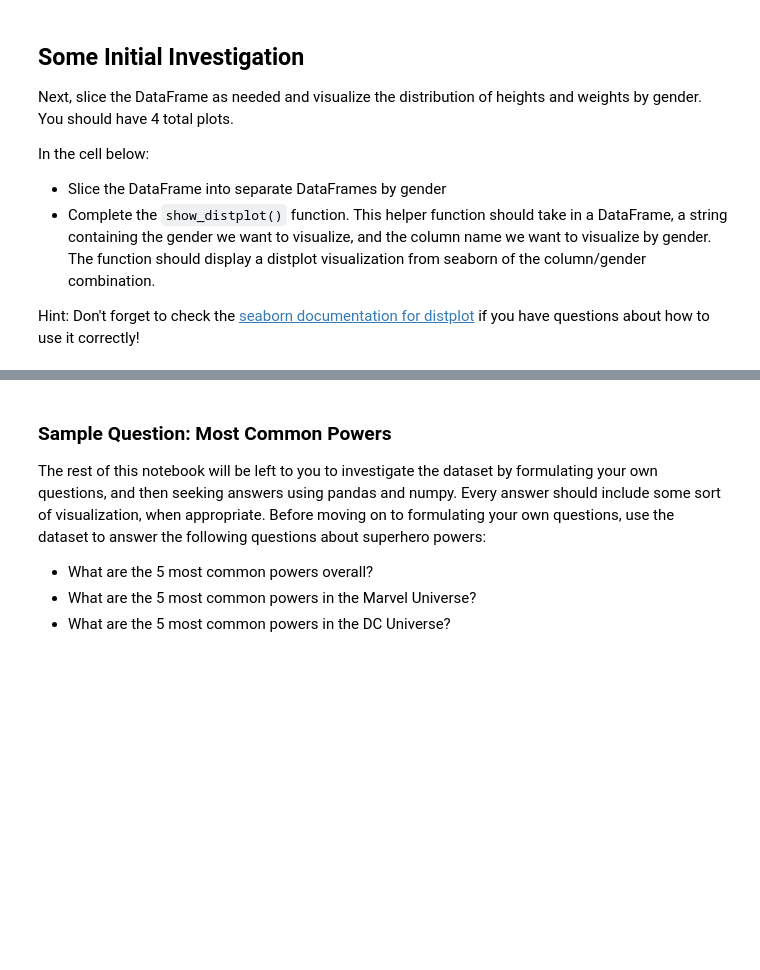
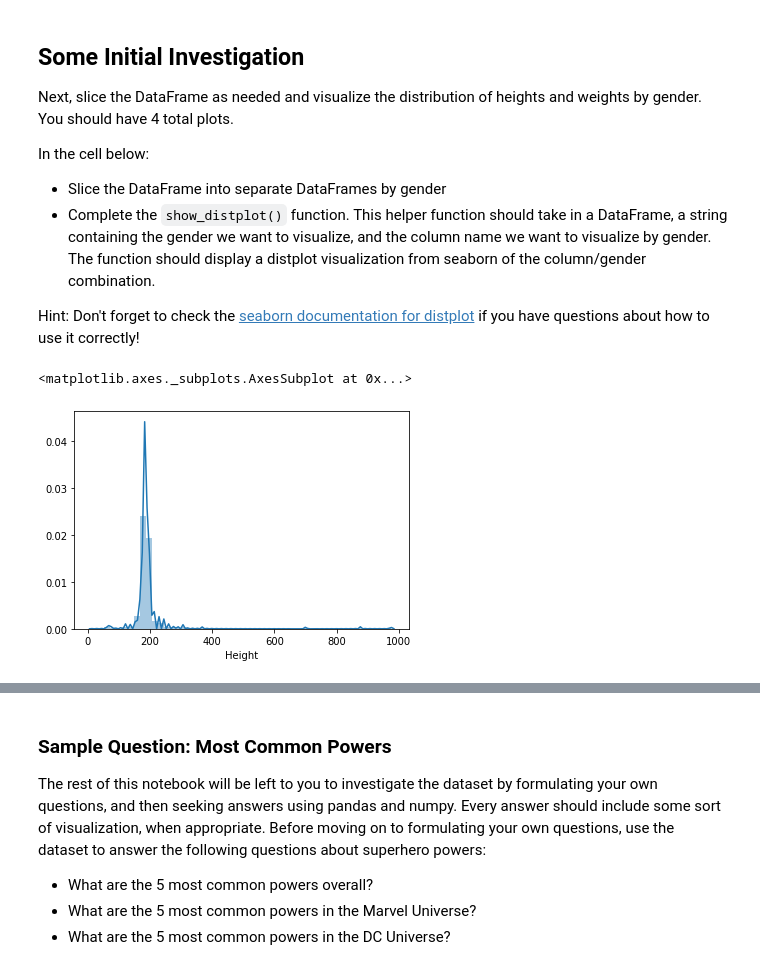
Before and after one commit to stevenkyle2013/dsc-data-cleaning-project-onl01-dtsc-pt-070620, a Jupyter notebook: index.ipynb, the cells around one changed output, grey strips where cells are left out. Drawn from its saved outputs; the diff is of its cells as text; code cells hidden in the pictures; blank space fills up the shorter version.

```diff
--- a/index.ipynb
+++ b/index.ipynb
@@ -295,4 +289,18 @@ def show_distplot(dataframe, gender, column_name):
+# %%
+#Throw in some groupbys
+#And then send the github link to Yish
+
+#male_heroes_df = None
+#female_heroes_df = None
+
+def show_distplot(dataframe, gender, column_name):
+    data = dataframe[dataframe['Gender'] == gender][column_name]
+    return sns.distplot(data)
 # %%
 # Male Height
+show_distplot(combined_df, 'Male', 'Height')
+# %% [output]
+<matplotlib.axes._subplots.AxesSubplot at 0x...>
+[figure, added]
 # %%
 # Male Weight
```
Also changed, not shown: parts of 14 cells of this notebook.
